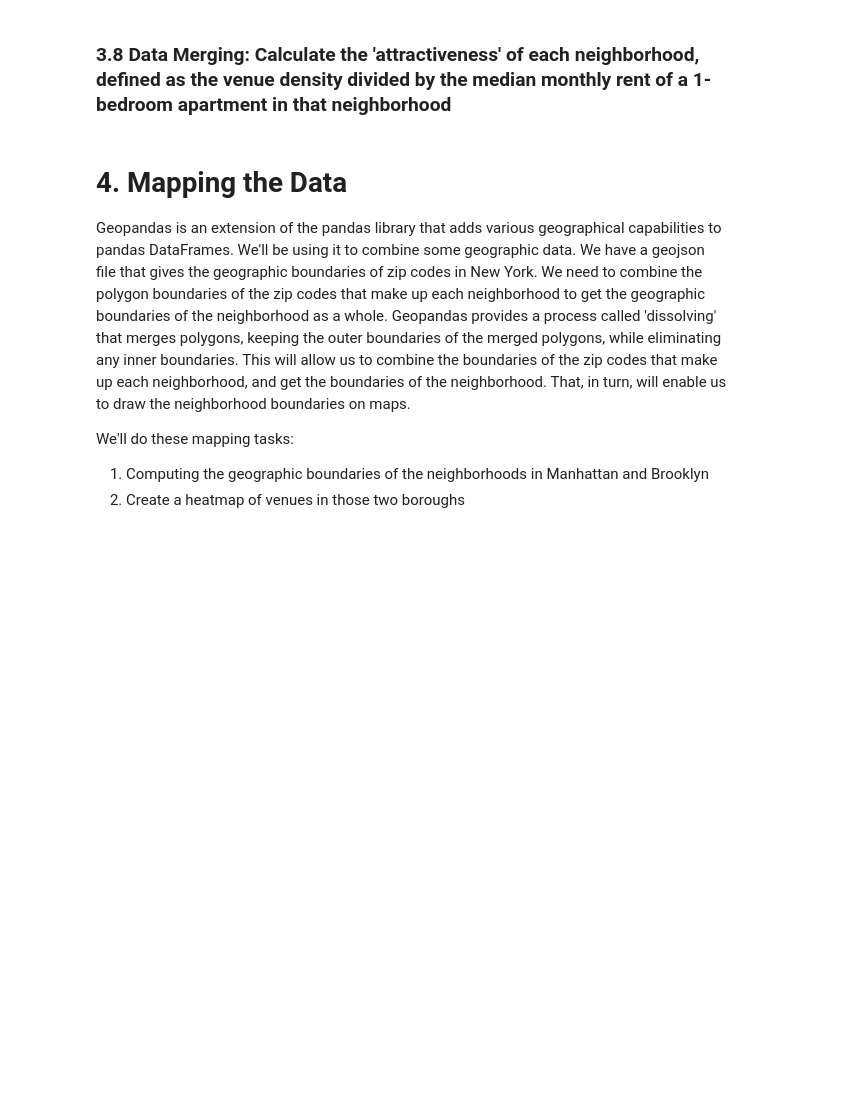
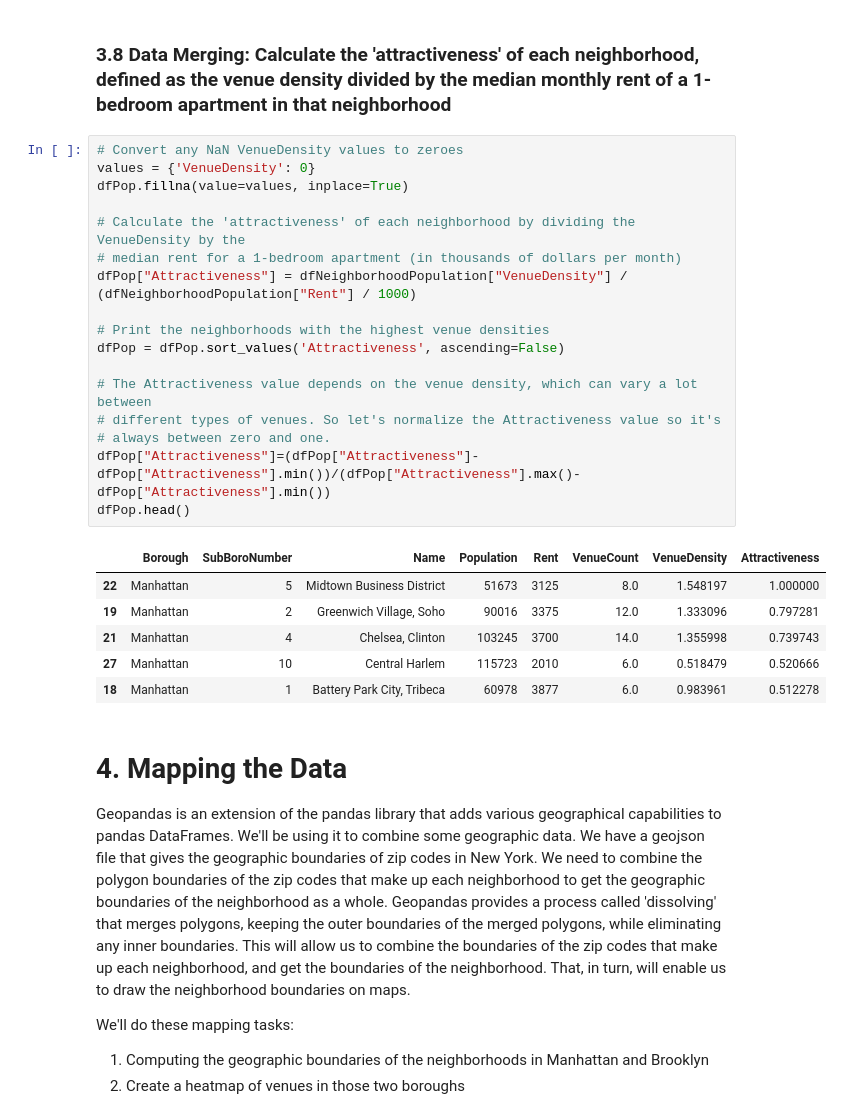
Before and after one commit to jimcole23/Capstone, a Jupyter notebook: Test.ipynb, the cells around one changed output. Saved outputs shown, nothing was run; the diff lists cells and outputs as text; blank space fills up the shorter version.

```diff
--- a/Test.ipynb
+++ b/Test.ipynb
@@ -787,6 +787,30 @@ dfPop.head(10)
 | 5 | Brooklyn | 6 | Park Slope, Carroll Gardens | 104709 | 2555 | 3.0 | 0.286508 |
 # %% [markdown]
 ### 3.8 Data Merging: Calculate the 'attractiveness' of each neighborhood, defined as the venue density divided by the median monthly rent of a 1-bedroom apartment in that neighborhood
+# %%
+# Convert any NaN VenueDensity values to zeroes
+values = {'VenueDensity': 0}
+dfPop.fillna(value=values, inplace=True)
+
+# Calculate the 'attractiveness' of each neighborhood by dividing the VenueDensity by the
+# median rent for a 1-bedroom apartment (in thousands of dollars per month)
+dfPop["Attractiveness"] = dfNeighborhoodPopulation["VenueDensity"] / (dfNeighborhoodPopulation["Rent"] / 1000)
+
+# Print the neighborhoods with the highest venue densities
+dfPop = dfPop.sort_values('Attractiveness', ascending=False)
+
+# The Attractiveness value depends on the venue density, which can vary a lot between
+# different types of venues. So let's normalize the Attractiveness value so it's
+# always between zero and one.
+dfPop["Attractiveness"]=(dfPop["Attractiveness"]-dfPop["Attractiveness"].min())/(dfPop["Attractiveness"].max()-dfPop["Attractiveness"].min())
+dfPop.head()
+# %% [output]
+|  | Borough | SubBoroNumber | Name | Population | Rent | VenueCount | VenueDensity | Attractiveness |
+| 22 | Manhattan | 5 | Midtown Business District | 51673 | 3125 | 8.0 | 1.548197 | 1.000000 |
+| 19 | Manhattan | 2 | Greenwich Village, Soho | 90016 | 3375 | 12.0 | 1.333096 | 0.797281 |
+| 21 | Manhattan | 4 | Chelsea, Clinton | 103245 | 3700 | 14.0 | 1.355998 | 0.739743 |
+| 27 | Manhattan | 10 | Central Harlem | 115723 | 2010 | 6.0 | 0.518479 | 0.520666 |
+| 18 | Manhattan | 1 | Battery Park City, Tribeca | 60978 | 3877 | 6.0 | 0.983961 | 0.512278 |
 # %% [markdown]
 # 4. Mapping the Data
 
```
Also changed, not shown: parts of 42 cells of this notebook.
